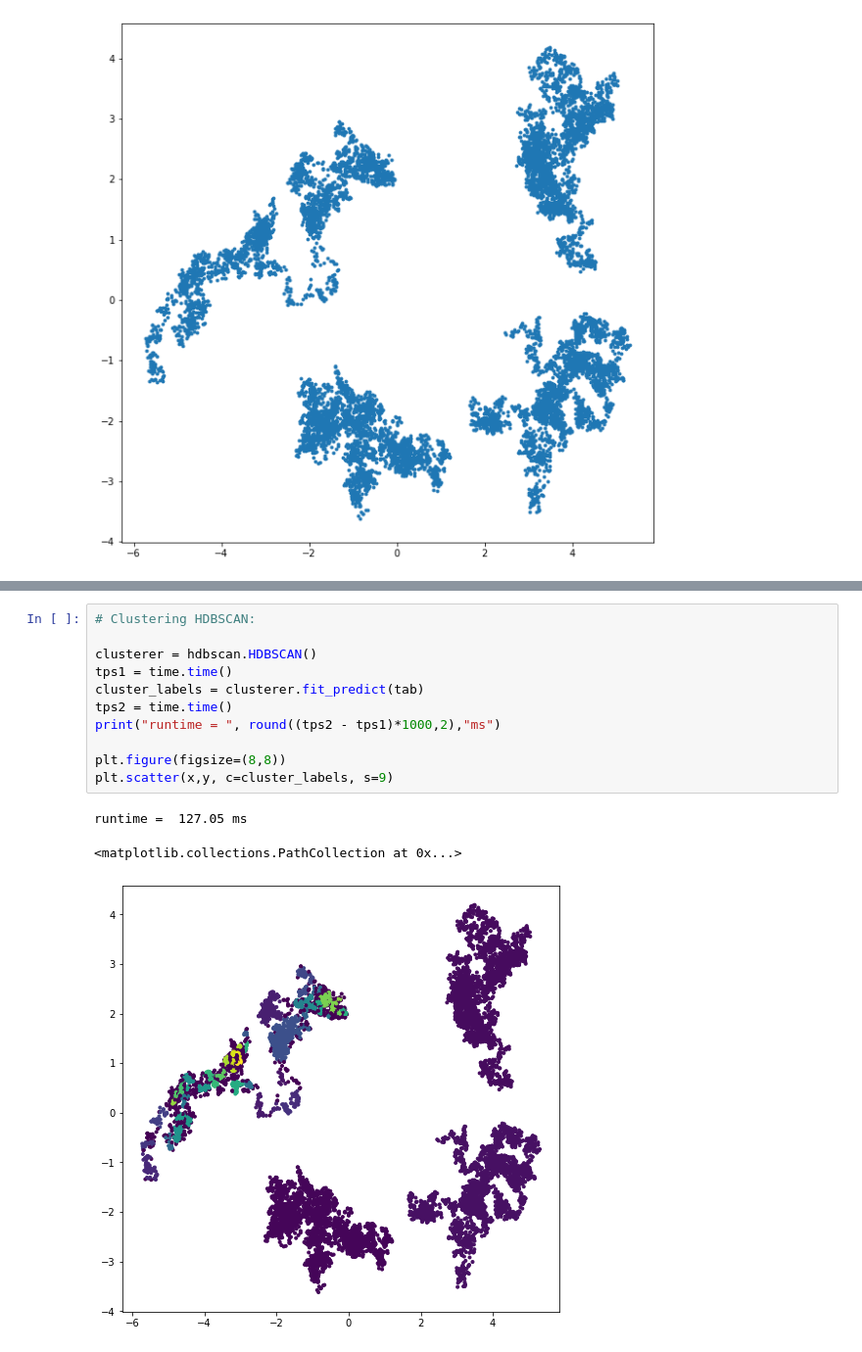
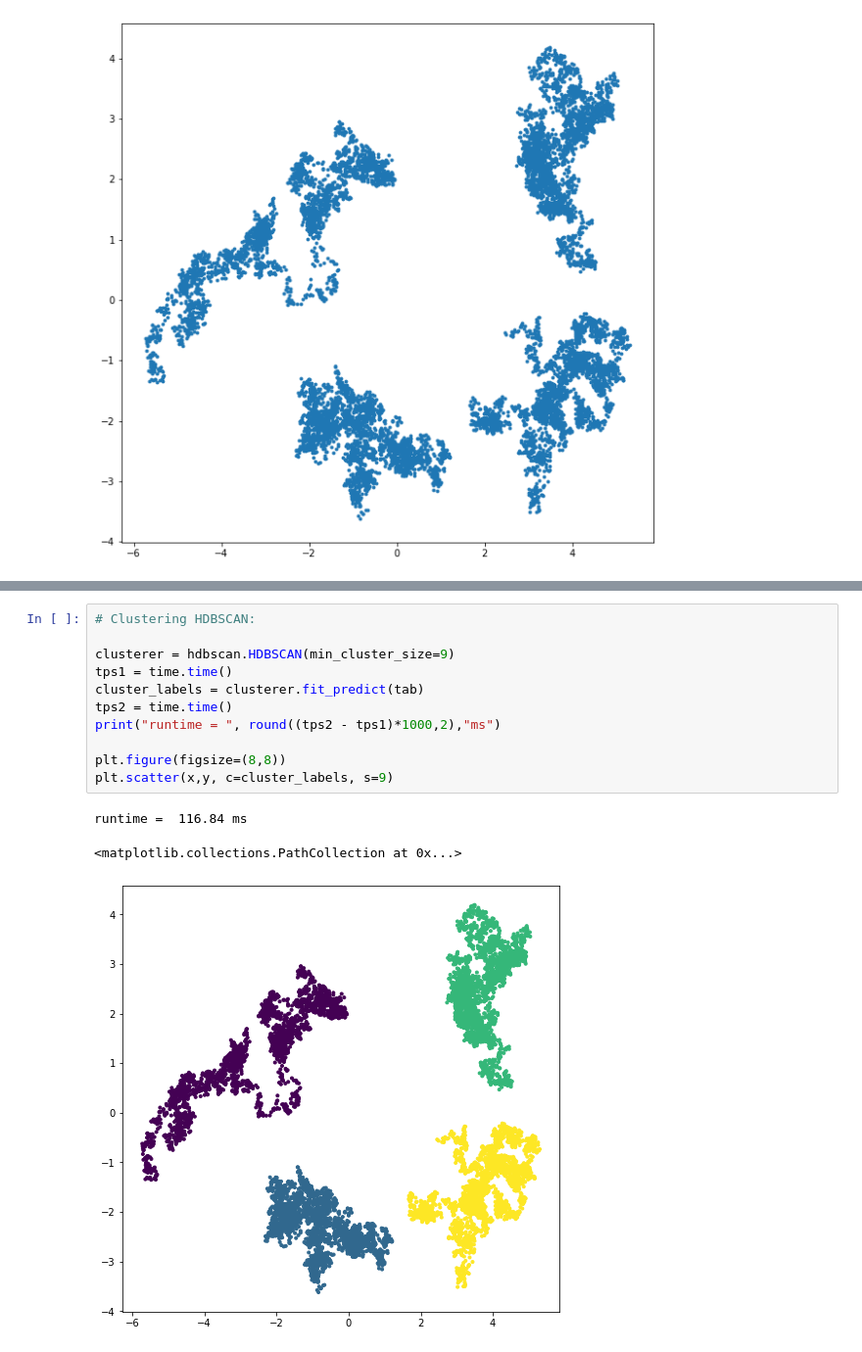
Before and after one commit to Said-bachar/TP-Clustering, a Jupyter notebook: TP Clustering 5e SDBD - Part 2.ipynb, the cells around one changed output, grey strips where cells are left out. Shown: that part at 98% size. Cells and saved outputs as stored; diff of their text form.

```diff
--- a/TP Clustering 5e SDBD - Part 2.ipynb
+++ b/TP Clustering 5e SDBD - Part 2.ipynb
@@ -506,15 +540,15 @@ runtime =  69.0 ms
 # %%
 # Clustering HDBSCAN:
 
-clusterer = hdbscan.HDBSCAN()
+clusterer = hdbscan.HDBSCAN(min_cluster_size=9)
 tps1 = time.time()
 cluster_labels = clusterer.fit_predict(tab)
 tps2 = time.time()
 print("runtime = ", round((tps2 - tps1)*1000,2),"ms")
 
 plt.figure(figsize=(8,8))
 plt.scatter(x,y, c=cluster_labels, s=9)
 # %% [output]
-runtime =  127.05 ms
+runtime =  116.84 ms
 <matplotlib.collections.PathCollection at 0x...>
-[figure, old version]
+[figure, new version]
```
Also changed, not shown: parts of 39 cells of this notebook.
